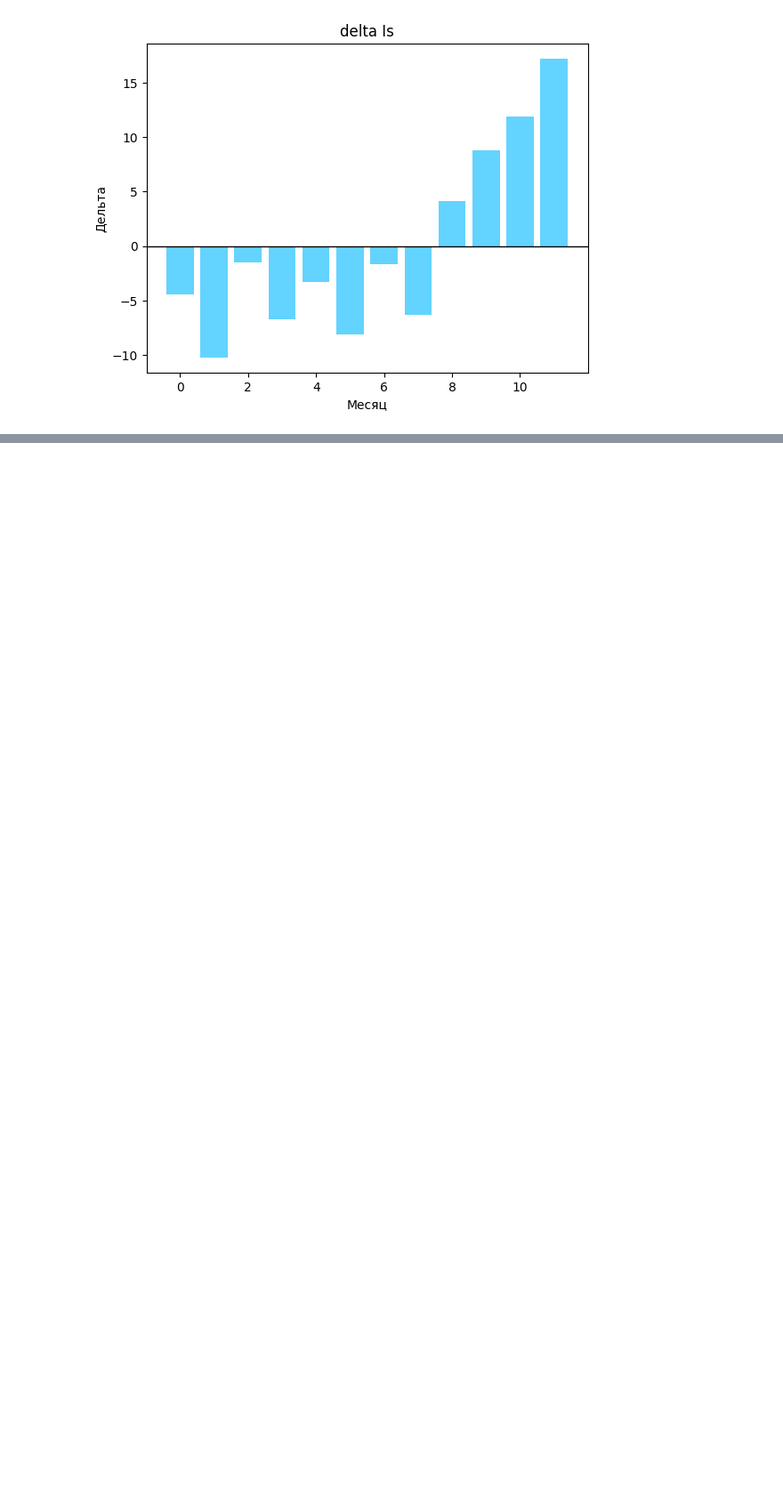
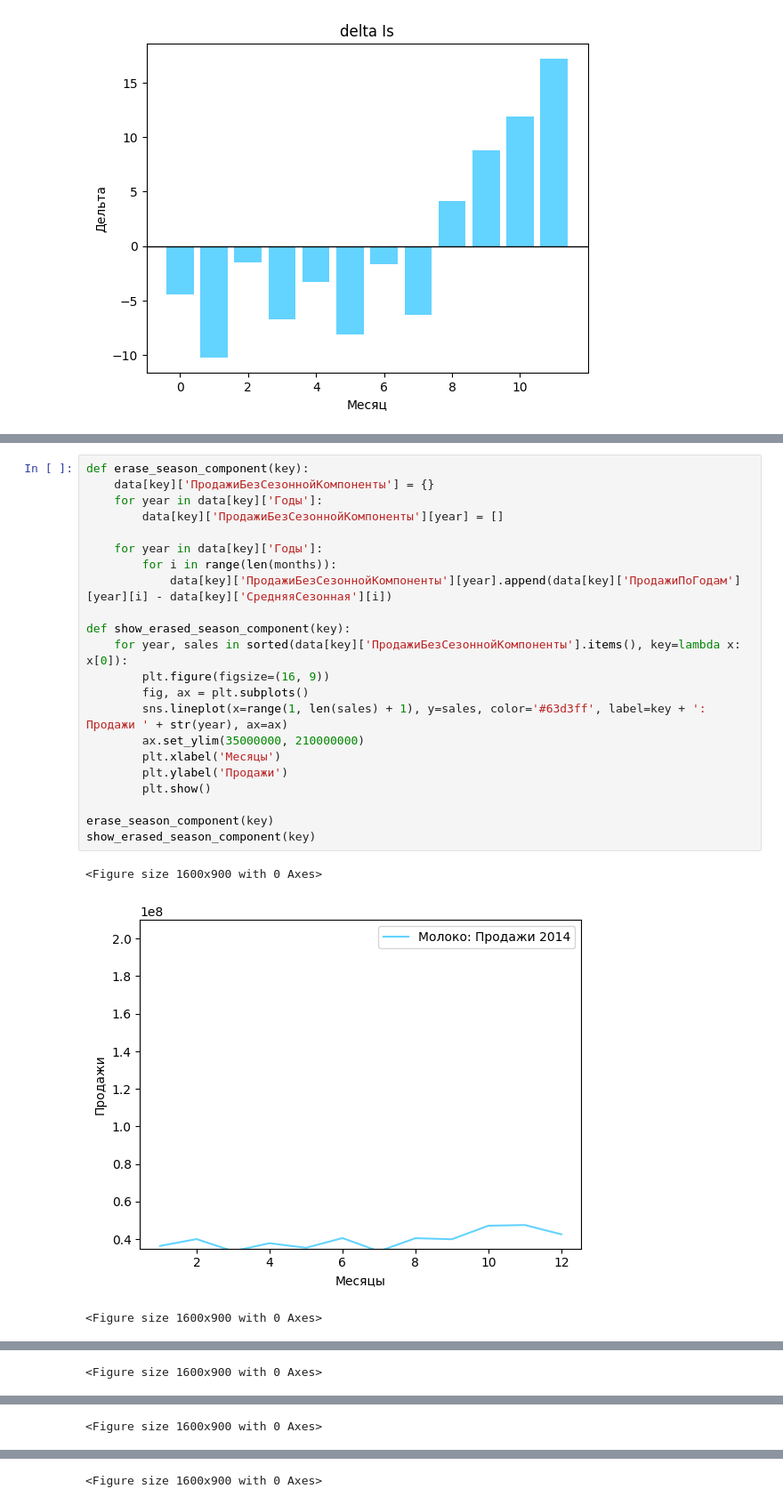
Before and after one commit to AltairkaGit/MilkStats, a Jupyter notebook: model.ipynb, the cells around one changed output, grey strips where cells are left out. Shown: that part at 89% size. Saved outputs shown, nothing was run; the diff lists cells and outputs as text; blank space fills up the shorter version.

```diff
--- a/model.ipynb
+++ b/model.ipynb
@@ -202,0 +290,26 @@ show_season_index(key)
+# %%
+def erase_season_component(key):
+    data[key]['ПродажиБезСезоннойКомпоненты'] = {}
+    for year in data[key]['Годы']:
+        data[key]['ПродажиБезСезоннойКомпоненты'][year] = []
+
+    for year in data[key]['Годы']:
+        for i in range(len(months)):
+            data[key]['ПродажиБезСезоннойКомпоненты'][year].append(data[key]['ПродажиПоГодам'][year][i] - data[key]['СредняяСезонная'][i])
+
+def show_erased_season_component(key):
+    for year, sales in sorted(data[key]['ПродажиБезСезоннойКомпоненты'].items(), key=lambda x: x[0]):
+        plt.figure(figsize=(16, 9))
+        fig, ax = plt.subplots()
+        sns.lineplot(x=range(1, len(sales) + 1), y=sales, color='#63d3ff', label=key + ': Продажи ' + str(year), ax=ax)
+        ax.set_ylim(35000000, 210000000)
+        plt.xlabel('Месяцы')
+        plt.ylabel('Продажи')
+        plt.show()
+
+erase_season_component(key)
+show_erased_season_component(key)
+# %% [output]
+<Figure size 1600x900 with 0 Axes>
+[figure, added]
+<Figure size 1600x900 with 0 Axes>
@@ -202,0 +317 @@ show_season_index(key)
+<Figure size 1600x900 with 0 Axes>
@@ -202,0 +319 @@ show_season_index(key)
+<Figure size 1600x900 with 0 Axes>
@@ -202,0 +321 @@ show_season_index(key)
+<Figure size 1600x900 with 0 Axes>
```
Also changed, not shown: parts of 12 cells of this notebook.
